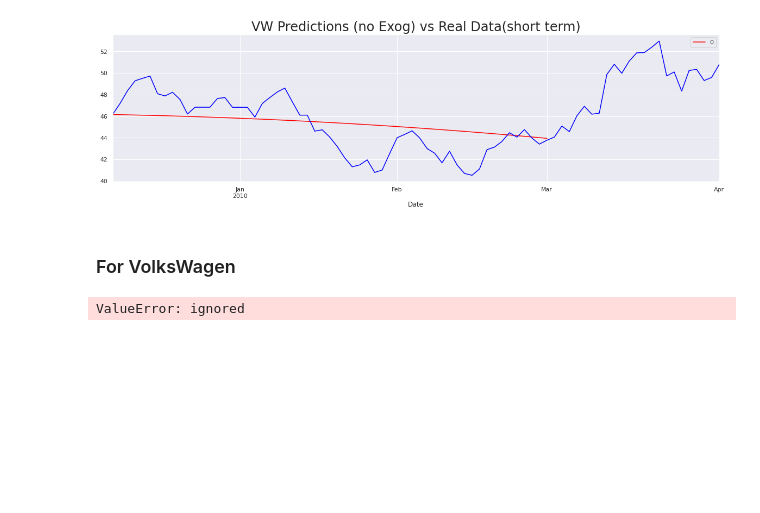
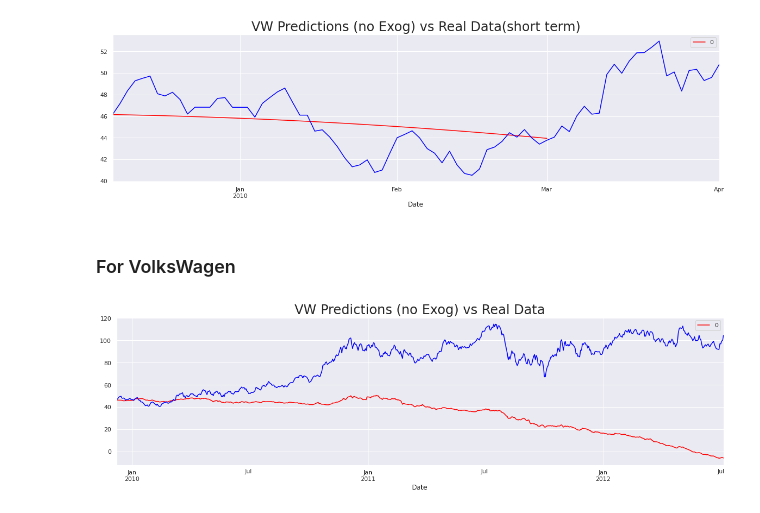
Before and after one commit to Priyo-prog/Time-series-analysis, a Jupyter notebook: Business Case/volkswagen_buyout.ipynb, the cells around one changed output. Saved outputs shown, nothing was run; the diff lists cells and outputs as text; code cells hidden in the pictures; blank space fills up the shorter version.

```diff
--- a/Business Case/volkswagen_buyout.ipynb
+++ b/Business Case/volkswagen_buyout.ipynb
@@ -511,15 +511,15 @@ plt.show()
 # %%
 model_auto_pred_pr = auto_arima(df.vol[start_date:ann_1], m=5, max_p=5, max_q=5,
                                 exogenous=df[['por']][start_date:ann_1],
                               max_P=5, max_Q=5, trend='ct')
 
-df_auto_pred_pr = pd.DataFrame(model_auto_pred_pr.predict(n_periods=len(df[ann_1:ann_2])),
-                               exogenous=df[['por']][ann_1:ann_2],
+df_auto_pred_pr = pd.DataFrame(model_auto_pred_pr.predict(n_periods=len(df[ann_1:ann_2]),
+                               exogenous=df[['por']][ann_1:ann_2]),
                                index=df[ann_1:ann_2].index)
 df_auto_pred_pr[ann_1:ann_2].plot(figsize=(20,5), color='red')
 
 df.vol[ann_1:ann_2].plot(color='blue')
 plt.title("VW Predictions (no Exog) vs Real Data", size=24)
 plt.show()
 # %% [output]
-ValueError: ignored
+[figure, added]
```
